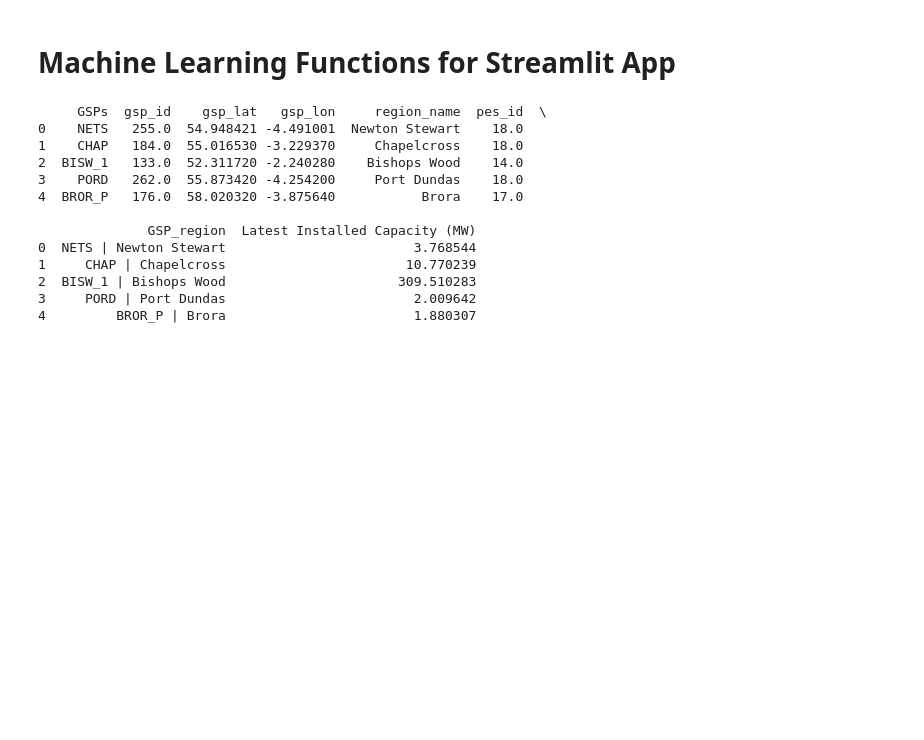
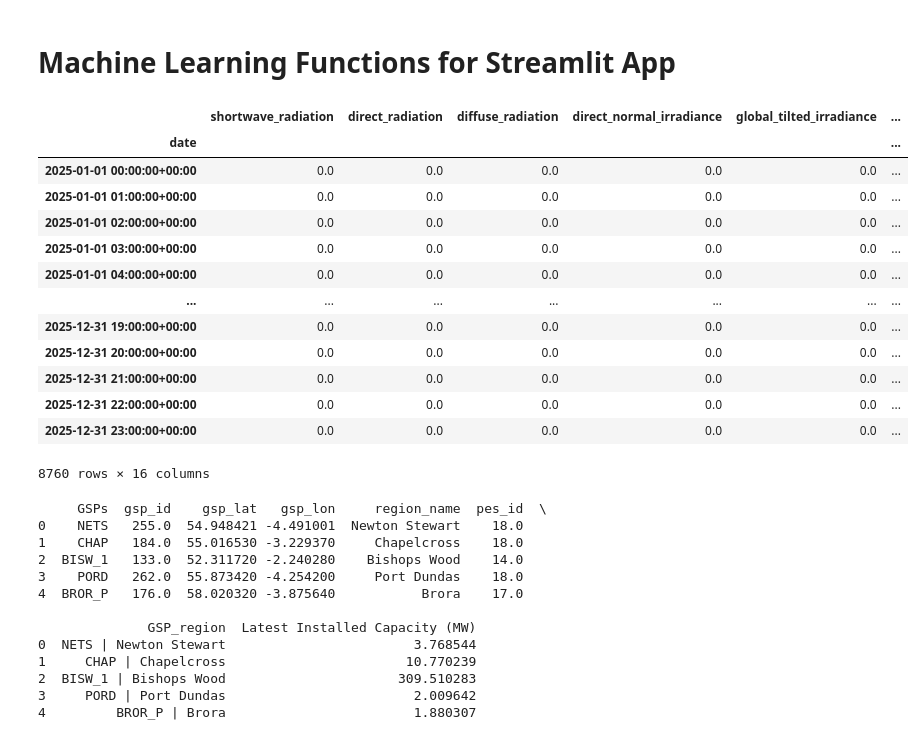
Before and after one commit to samhsforrest-collab/UK-Embedded-Solar-2026, a Jupyter notebook: notebooks/workings_ml_predictions_functions_5.ipynb, the cells around one changed output. Cells and saved outputs as stored; diff of their text form; code cells hidden in the pictures; blank space fills up the shorter version.

```diff
--- a/notebooks/workings_ml_predictions_functions_5.ipynb
+++ b/notebooks/workings_ml_predictions_functions_5.ipynb
@@ -362,6 +362,23 @@ def merge_generation_with_weather(generation_df, weather_df):
     return merged
 
 gen_weather_merged_df = merge_generation_with_weather(generation_and_capacity_single_gsp, weather_df)
+# %%
+gen_weather_merged_df
+# %% [output]
+|  | shortwave_radiation | direct_radiation | diffuse_radiation | direct_normal_irradiance | global_tilted_irradiance | ... |
+| date |  |  |  |  |  | ... |
+| 2025-01-01 00:00:00+00:00 | 0.0 | 0.0 | 0.0 | 0.0 | 0.0 | ... |
+| 2025-01-01 01:00:00+00:00 | 0.0 | 0.0 | 0.0 | 0.0 | 0.0 | ... |
+| 2025-01-01 02:00:00+00:00 | 0.0 | 0.0 | 0.0 | 0.0 | 0.0 | ... |
+| 2025-01-01 03:00:00+00:00 | 0.0 | 0.0 | 0.0 | 0.0 | 0.0 | ... |
+| 2025-01-01 04:00:00+00:00 | 0.0 | 0.0 | 0.0 | 0.0 | 0.0 | ... |
+| ... | ... | ... | ... | ... | ... | ... |
+| 2025-12-31 19:00:00+00:00 | 0.0 | 0.0 | 0.0 | 0.0 | 0.0 | ... |
+| 2025-12-31 20:00:00+00:00 | 0.0 | 0.0 | 0.0 | 0.0 | 0.0 | ... |
+| 2025-12-31 21:00:00+00:00 | 0.0 | 0.0 | 0.0 | 0.0 | 0.0 | ... |
+| 2025-12-31 22:00:00+00:00 | 0.0 | 0.0 | 0.0 | 0.0 | 0.0 | ... |
+| 2025-12-31 23:00:00+00:00 | 0.0 | 0.0 | 0.0 | 0.0 | 0.0 | ... |
+8760 rows × 16 columns
 # %%
 # Extract the last row from the capacity_growth_all_gsps DataFrame.
 # Assuming there's only one row of interest, repeat it for each GSP.
```
Also changed, not shown: 4 other files.
